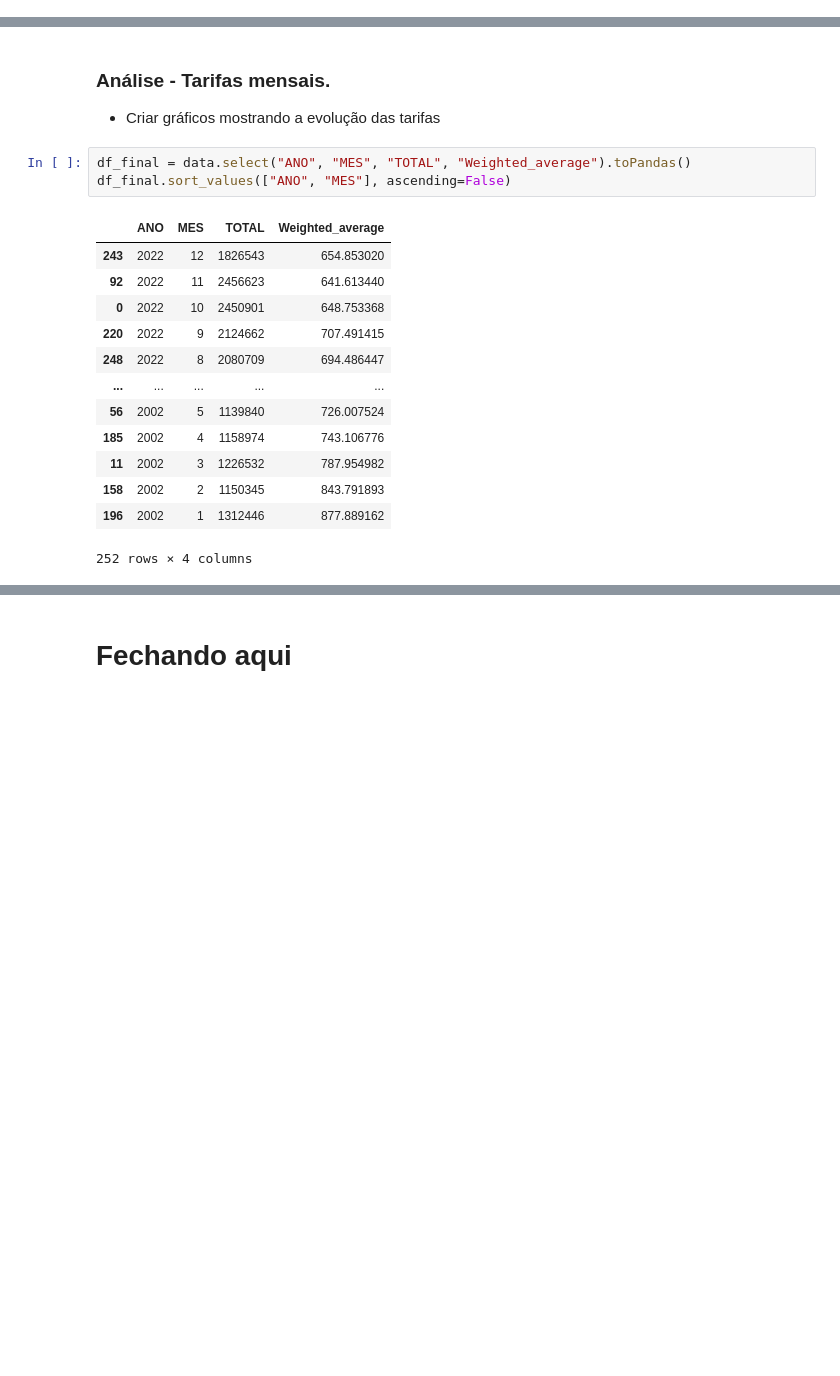
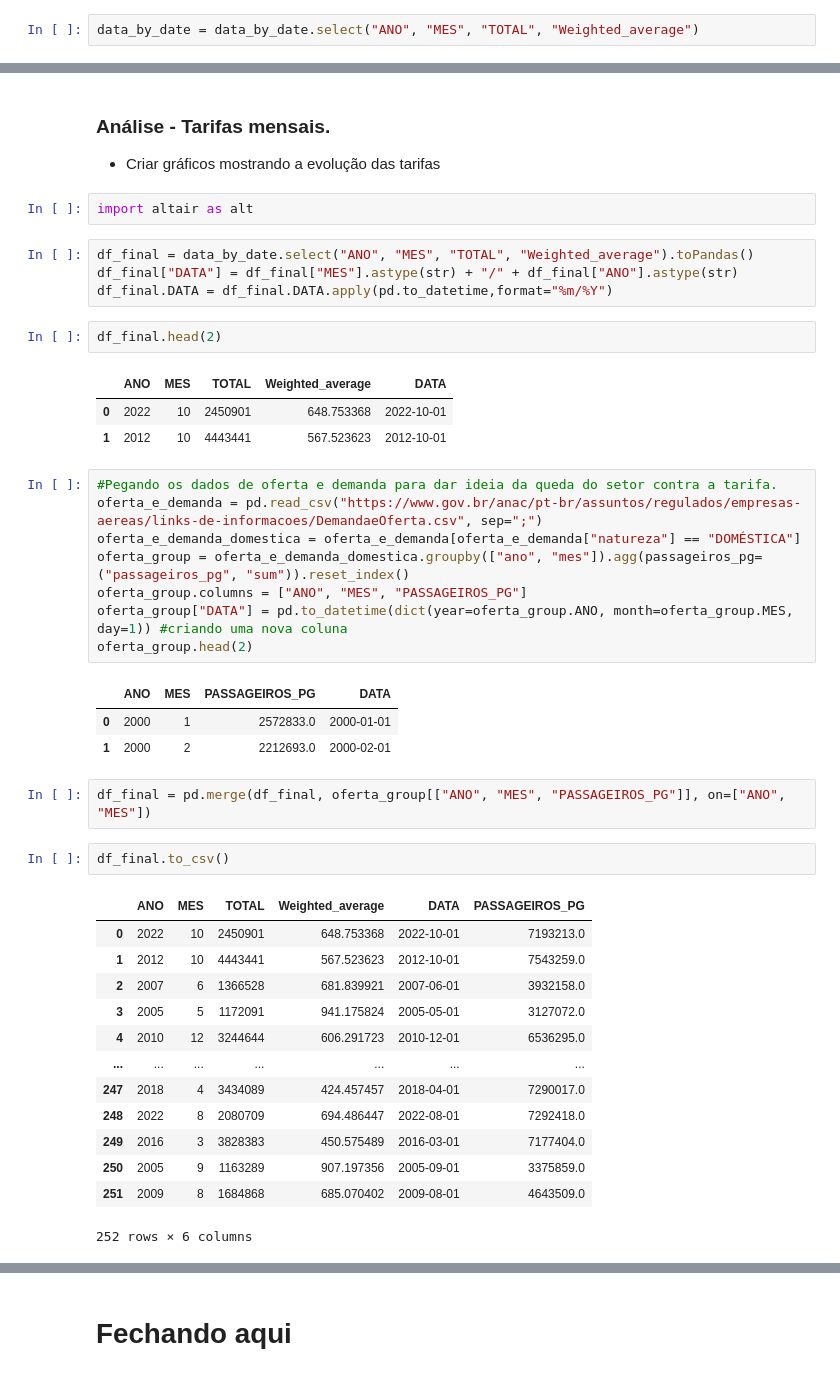
Before and after one commit to cristianfavaro/projeto_final_data, a Jupyter notebook: notebooks/anac/notebook.ipynb, the cells around one changed output, grey strips where cells are left out. Drawn from its saved outputs; the diff is of its cells as text; blank space fills up the shorter version.

```diff
--- a/notebooks/anac/notebook.ipynb
+++ b/notebooks/anac/notebook.ipynb
@@ -205,2 +199,4 @@ data = data.withColumn(
 )
+# %%
+data_by_date = data_by_date.select("ANO", "MES", "TOTAL", "Weighted_average")
 # %%
@@ -227,20 +223,45 @@ data.select("ANO", "MES", "TOTAL", "Weighted_average")\
 # %% [markdown]
 ### Análise - Tarifas mensais.
 - Criar gráficos mostrando a evolução das tarifas
-# %%
-df_final = data.select("ANO", "MES", "TOTAL", "Weighted_average").toPandas()
-df_final.sort_values(["ANO", "MES"], ascending=False)
-# %% [output]
-|  | ANO | MES | TOTAL | Weighted_average |
-| 243 | 2022 | 12 | 1826543 | 654.853020 |
-| 92 | 2022 | 11 | 2456623 | 641.613440 |
-| 0 | 2022 | 10 | 2450901 | 648.753368 |
-| 220 | 2022 | 9 | 2124662 | 707.491415 |
-| 248 | 2022 | 8 | 2080709 | 694.486447 |
-| ... | ... | ... | ... | ... |
-| 56 | 2002 | 5 | 1139840 | 726.007524 |
-| 185 | 2002 | 4 | 1158974 | 743.106776 |
-| 11 | 2002 | 3 | 1226532 | 787.954982 |
-| 158 | 2002 | 2 | 1150345 | 843.791893 |
-| 196 | 2002 | 1 | 1312446 | 877.889162 |
-252 rows × 4 columns
+# %%
+import altair as alt
+# %%
+df_final = data_by_date.select("ANO", "MES", "TOTAL", "Weighted_average").toPandas()
+df_final["DATA"] = df_final["MES"].astype(str) + "/" + df_final["ANO"].astype(str)
+df_final.DATA = df_final.DATA.apply(pd.to_datetime,format="%m/%Y")
+# %%
+df_final.head(2)
+# %% [output]
+|  | ANO | MES | TOTAL | Weighted_average | DATA |
+| 0 | 2022 | 10 | 2450901 | 648.753368 | 2022-10-01 |
+| 1 | 2012 | 10 | 4443441 | 567.523623 | 2012-10-01 |
+# %%
+#Pegando os dados de oferta e demanda para dar ideia da queda do setor contra a tarifa.
+oferta_e_demanda = pd.read_csv("https://www.gov.br/anac/pt-br/assuntos/regulados/empresas-aereas/links-de-informacoes/DemandaeOferta.csv", sep=";")
+oferta_e_demanda_domestica = oferta_e_demanda[oferta_e_demanda["natureza"] == "DOMÉSTICA"]
+oferta_group = oferta_e_demanda_domestica.groupby(["ano", "mes"]).agg(passageiros_pg=("passageiros_pg", "sum")).reset_index()
+oferta_group.columns = ["ANO", "MES", "PASSAGEIROS_PG"]
+oferta_group["DATA"] = pd.to_datetime(dict(year=oferta_group.ANO, month=oferta_group.MES, day=1)) #criando uma nova coluna
+oferta_group.head(2)
+# %% [output]
+|  | ANO | MES | PASSAGEIROS_PG | DATA |
+| 0 | 2000 | 1 | 2572833.0 | 2000-01-01 |
+| 1 | 2000 | 2 | 2212693.0 | 2000-02-01 |
+# %%
+df_final = pd.merge(df_final, oferta_group[["ANO", "MES", "PASSAGEIROS_PG"]], on=["ANO", "MES"])
+# %%
+df_final.to_csv()
+# %% [output]
+|  | ANO | MES | TOTAL | Weighted_average | DATA | PASSAGEIROS_PG |
+| 0 | 2022 | 10 | 2450901 | 648.753368 | 2022-10-01 | 7193213.0 |
+| 1 | 2012 | 10 | 4443441 | 567.523623 | 2012-10-01 | 7543259.0 |
+| 2 | 2007 | 6 | 1366528 | 681.839921 | 2007-06-01 | 3932158.0 |
+| 3 | 2005 | 5 | 1172091 | 941.175824 | 2005-05-01 | 3127072.0 |
+| 4 | 2010 | 12 | 3244644 | 606.291723 | 2010-12-01 | 6536295.0 |
+| ... | ... | ... | ... | ... | ... | ... |
+| 247 | 2018 | 4 | 3434089 | 424.457457 | 2018-04-01 | 7290017.0 |
+| 248 | 2022 | 8 | 2080709 | 694.486447 | 2022-08-01 | 7292418.0 |
+| 249 | 2016 | 3 | 3828383 | 450.575489 | 2016-03-01 | 7177404.0 |
+| 250 | 2005 | 9 | 1163289 | 907.197356 | 2005-09-01 | 3375859.0 |
+| 251 | 2009 | 8 | 1684868 | 685.070402 | 2009-08-01 | 4643509.0 |
+252 rows × 6 columns
```
Also changed, not shown: parts of 31 cells of this notebook, 8 other files.
